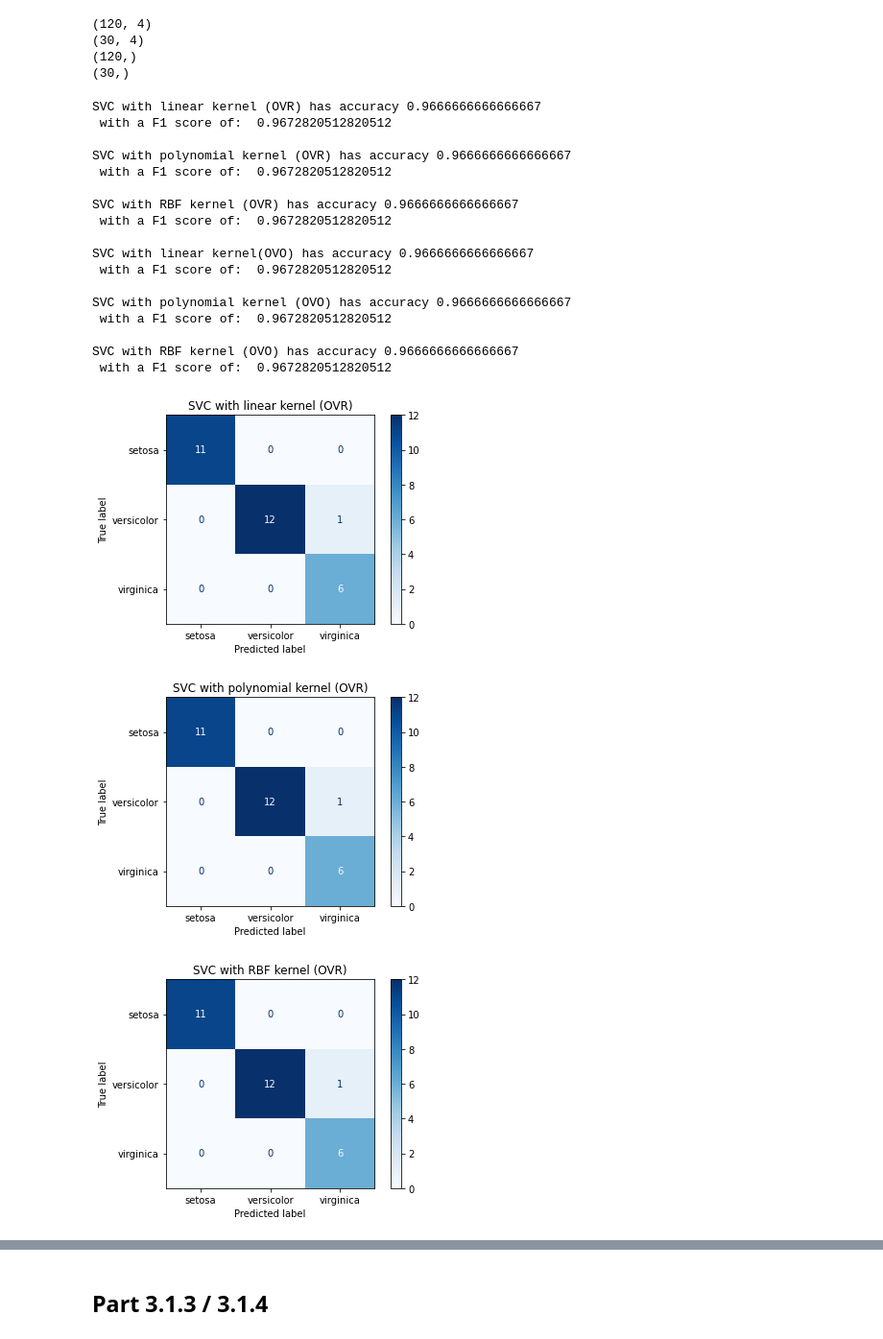
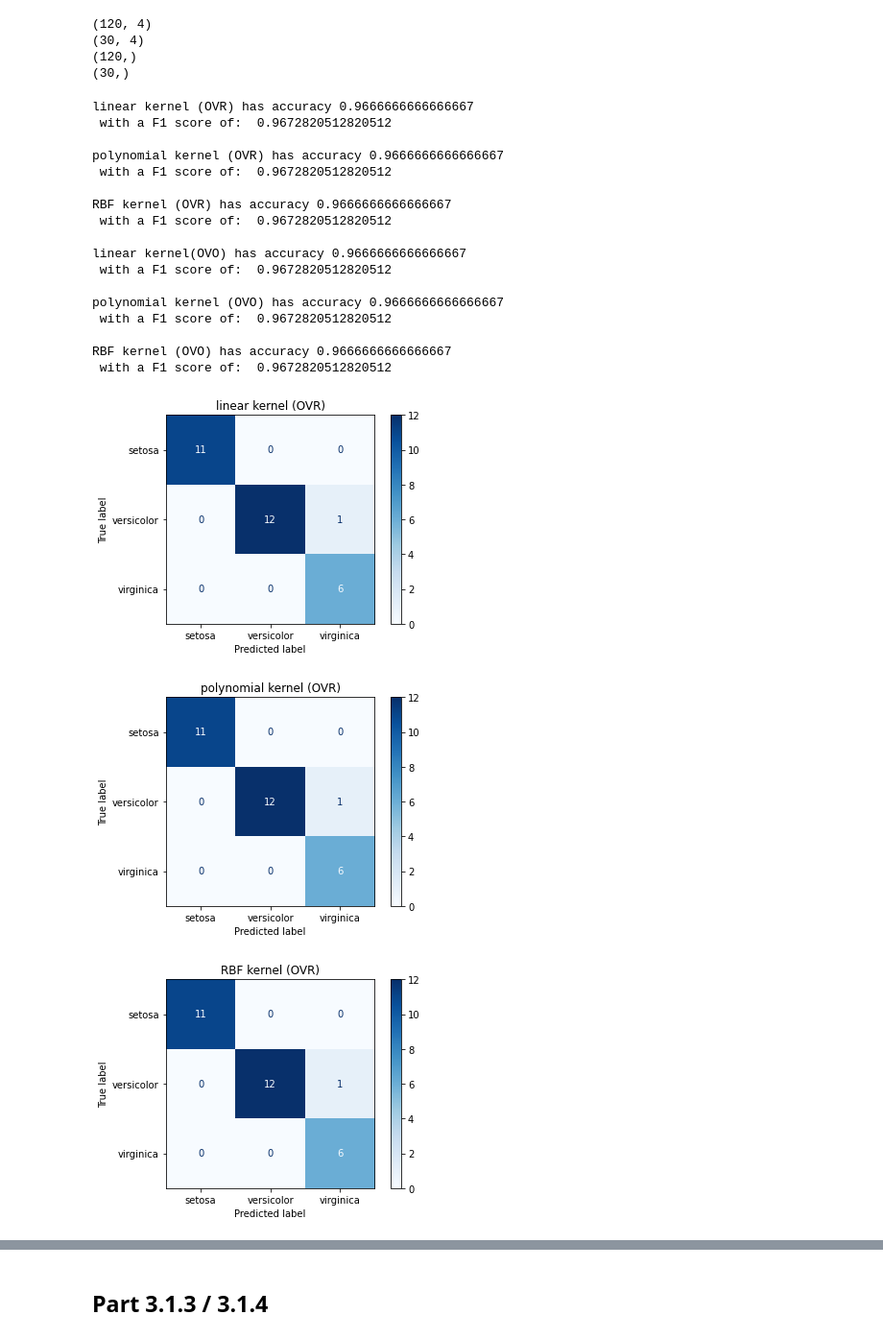
Before and after one commit to Alepes-8/D7041E, a Jupyter notebook: lab1/D7041E_code_for_lab1.ipynb, the cells around one changed output, grey strips where cells are left out. Shown: that part at 96% size. Saved outputs shown, nothing was run; the diff lists cells and outputs as text; code cells hidden in the pictures.

```diff
--- a/lab1/D7041E_code_for_lab1.ipynb
+++ b/lab1/D7041E_code_for_lab1.ipynb
@@ -375,41 +375,36 @@ poly_OvR = SVC(kernel='poly', decision_function_shape="ovo").fit(X_train, Y_trai
 rbf_OvR = SVC(kernel='rbf', decision_function_shape="ovo").fit(X_train, Y_train)
 # %%
 # titles for the plots
-titles = ['SVC with linear kernel (OVR)',
-          'SVC with polynomial kernel (OVR)',
-          'SVC with RBF kernel (OVR)',
-          'SVC with linear kernel(OVO)',
-          'SVC with polynomial kernel (OVO)',
-          'SVC with RBF kernel (OVO)']
+titles = ['linear kernel (OVR)', 'polynomial kernel (OVR)', 'RBF kernel (OVR)', 'linear kernel(OVO)', 'polynomial kernel (OVO)', 'RBF kernel (OVO)']
 
 for i, clf in enumerate((linear_OvO, poly_OvO, rbf_OvO, linear_OvR, poly_OvR, rbf_OvR)):
 
     pred = clf.predict(X_test)
     f1 = f1_score(Y_test, pred, average='weighted')
     print(titles[i],"has accuracy", np.mean(pred==Y_test), "\n with a F1 score of: ", f1, "\n")
 
     plot_confusion_matrix(clf, X_test, Y_test, display_labels=classes, cmap=plt.cm.Blues, normalize=None)
     plt.title(titles[i])
     #matrix = confusion_matrix(pred, Y_test)
     #print(matrix)#.confusion_matrix)
 # %% [output]
-SVC with linear kernel (OVR) has accuracy 0.9666666666666667
+linear kernel (OVR) has accuracy 0.9666666666666667
  with a F1 score of:  0.9672820512820512
 
-SVC with polynomial kernel (OVR) has accuracy 0.9666666666666667
+polynomial kernel (OVR) has accuracy 0.9666666666666667
  with a F1 score of:  0.9672820512820512
 
-SVC with RBF kernel (OVR) has accuracy 0.9666666666666667
+RBF kernel (OVR) has accuracy 0.9666666666666667
  with a F1 score of:  0.9672820512820512
 
-SVC with linear kernel(OVO) has accuracy 0.9666666666666667
+linear kernel(OVO) has accuracy 0.9666666666666667
  with a F1 score of:  0.9672820512820512
 
-SVC with polynomial kernel (OVO) has accuracy 0.9666666666666667
+polynomial kernel (OVO) has accuracy 0.9666666666666667
  with a F1 score of:  0.9672820512820512
 
-SVC with RBF kernel (OVO) has accuracy 0.9666666666666667
+RBF kernel (OVO) has accuracy 0.9666666666666667
  with a F1 score of:  0.9672820512820512
-[figure, old version]
+[figure, new version]
-[figure, old version]
+[figure, new version]
-[figure, old version]
+[figure, new version]
```
Also changed, not shown: parts of 1 cell of this notebook.
